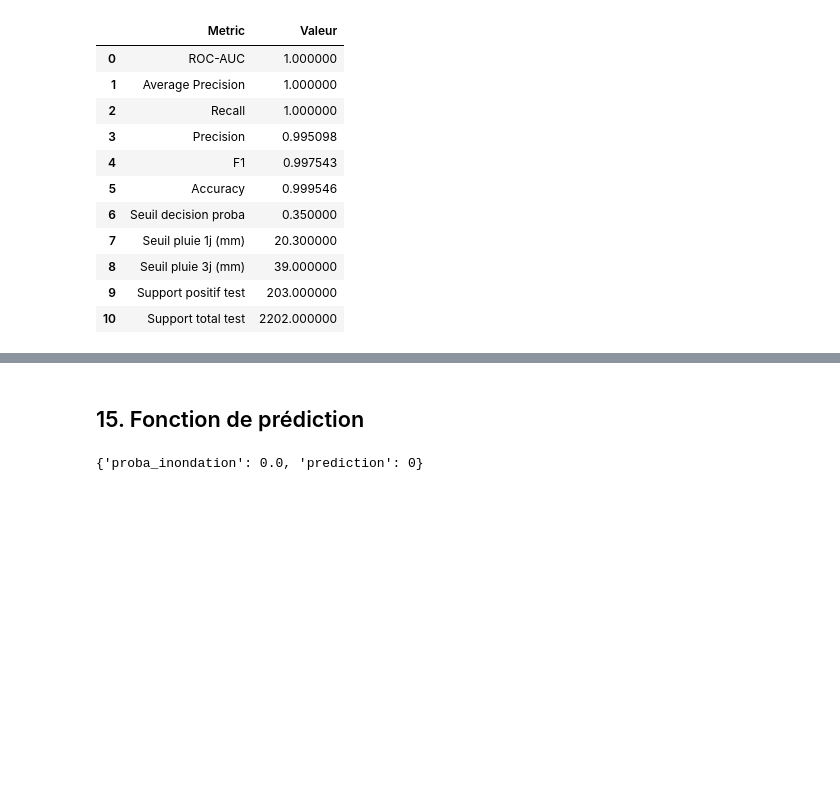
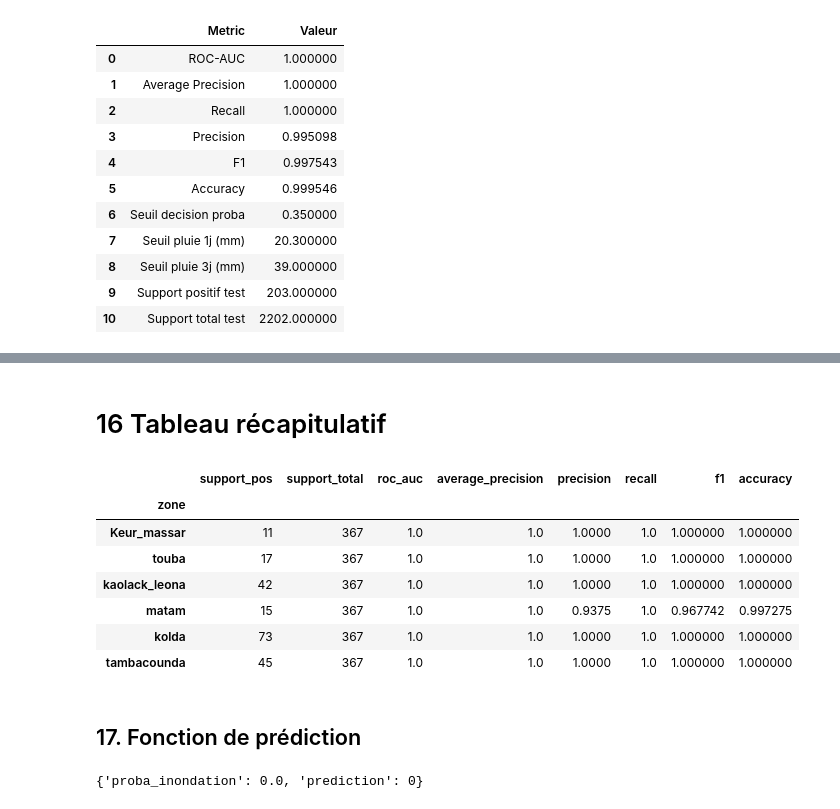
Before and after one commit to ahmadous/FloodGuardAi, a Jupyter notebook: flood_api/model.ipynb, the cells around one changed output, grey strips where cells are left out. Saved outputs shown, nothing was run; the diff lists cells and outputs as text; code cells hidden in the pictures; blank space fills up the shorter version.

```diff
--- a/flood_api/model.ipynb
+++ b/flood_api/model.ipynb
@@ -705,5 +779,21 @@ summary_table
+# %% [markdown]
+# 16 Tableau récapitulatif
+# %%
+
+
+zone_perf = pd.DataFrame(rows).set_index('zone')
+zone_perf[['support_pos', 'support_total', 'roc_auc', 'average_precision', 'precision', 'recall', 'f1', 'accuracy']]
+# %% [output]
+|  | support_pos | support_total | roc_auc | average_precision | precision | recall | f1 | accuracy |
+| zone |  |  |  |  |  |  |  |  |
+| Keur_massar | 11 | 367 | 1.0 | 1.0 | 1.0000 | 1.0 | 1.000000 | 1.000000 |
+| touba | 17 | 367 | 1.0 | 1.0 | 1.0000 | 1.0 | 1.000000 | 1.000000 |
+| kaolack_leona | 42 | 367 | 1.0 | 1.0 | 1.0000 | 1.0 | 1.000000 | 1.000000 |
+| matam | 15 | 367 | 1.0 | 1.0 | 0.9375 | 1.0 | 0.967742 | 0.997275 |
+| kolda | 73 | 367 | 1.0 | 1.0 | 1.0000 | 1.0 | 1.000000 | 1.000000 |
+| tambacounda | 45 | 367 | 1.0 | 1.0 | 1.0000 | 1.0 | 1.000000 | 1.000000 |
 # %% [markdown]
-## 15. Fonction de prédiction
+## 17. Fonction de prédiction
 # %%
 def predict_risk(feature_vector: Iterable[float]) -> Dict[str, float]:
     vector = np.array(list(feature_vector), dtype=float).reshape(1, -1)
```
Also changed, not shown: parts of 2 cells of this notebook, 3 other files.
